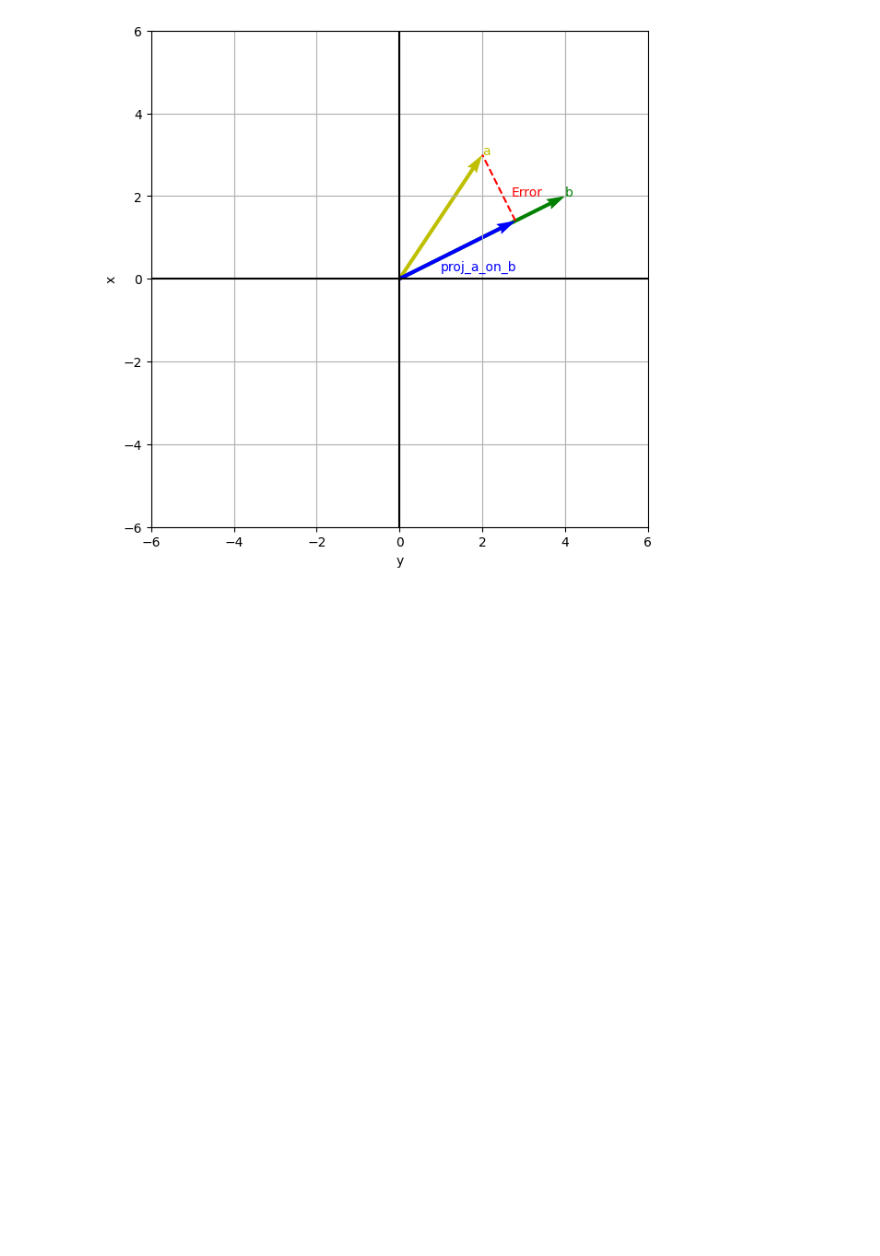
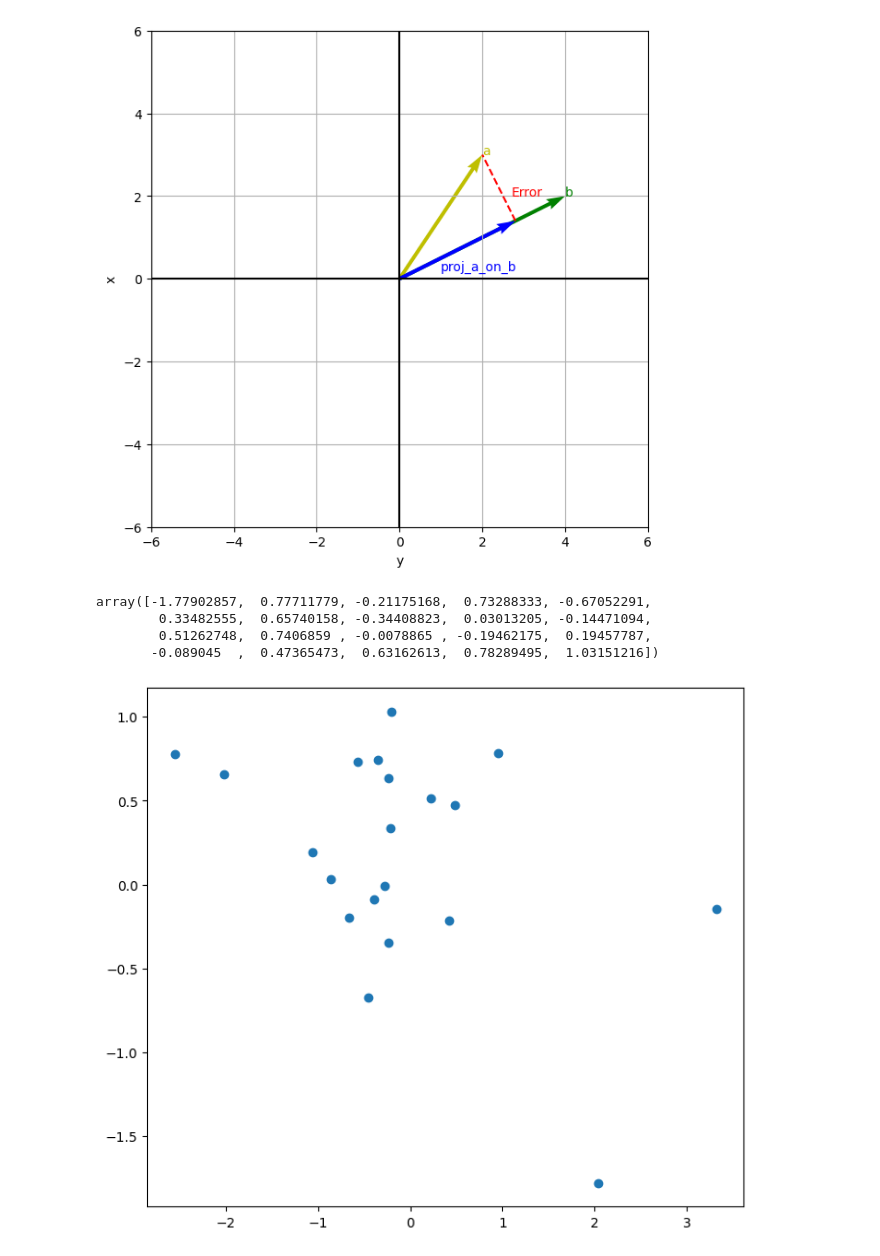
Before and after one commit to CoderAalok/Python_Libraries, a Jupyter notebook: Math for Machine Learning/projection_and_Least_square.ipynb, the cells around one changed output. Cells and saved outputs as stored; diff of their text form; code cells hidden in the pictures; blank space fills up the shorter version.

```diff
--- a/Math for Machine Learning/projection_and_Least_square.ipynb
+++ b/Math for Machine Learning/projection_and_Least_square.ipynb
@@ -50,3 +50,21 @@ ax.text(2.7,2, s='Error', color='r')
 plt.show()
 # %% [output]
 [figure]
+# %%
+line = np.linspace(-5,5, 20)
+data = np.random.default_rng(3).standard_normal(20)
+data1 = np.random.default_rng().standard_normal(20)
+data1
+# %% [output]
+array([-1.77902857,  0.77711779, -0.21175168,  0.73288333, -0.67052291,
+        0.33482555,  0.65740158, -0.34408823,  0.03013205, -0.14471094,
+        0.51262748,  0.7406859 , -0.0078865 , -0.19462175,  0.19457787,
+       -0.089045  ,  0.47365473,  0.63162613,  0.78289495,  1.03151216])
+# %%
+fig, ax = plt.subplots(figsize=(8,7))
+
+ax.scatter(data,data1)
+# ax.plot(line, )
+plt.show()
+# %% [output]
+[figure, added]
```
Also changed, not shown: parts of 4 cells of this notebook.
